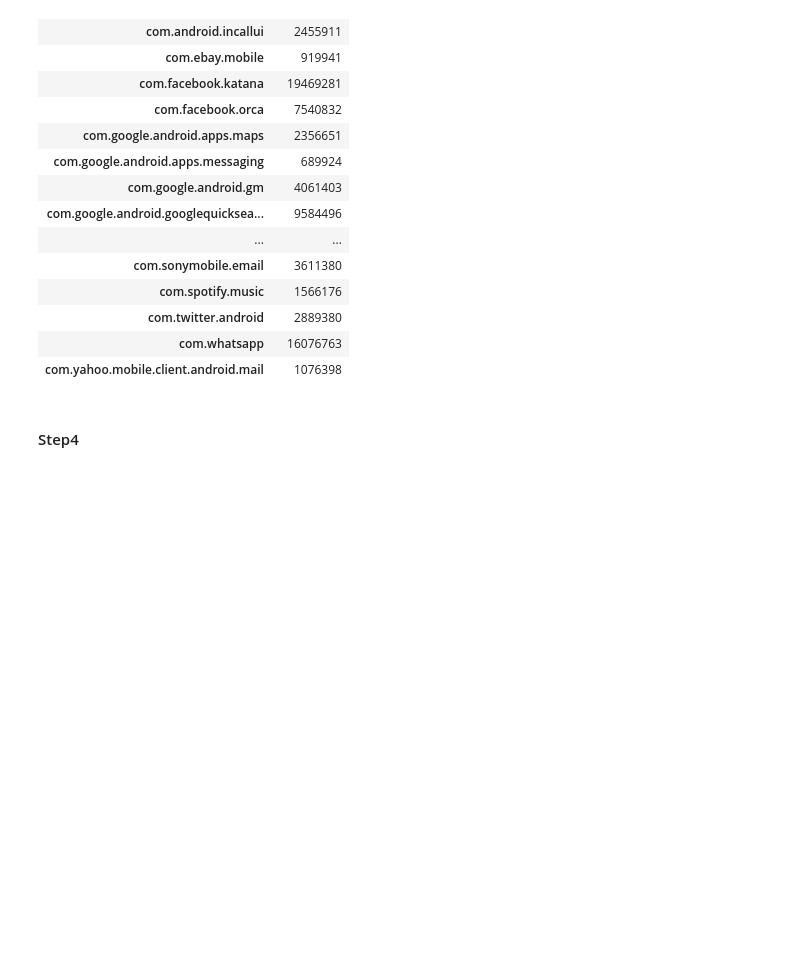
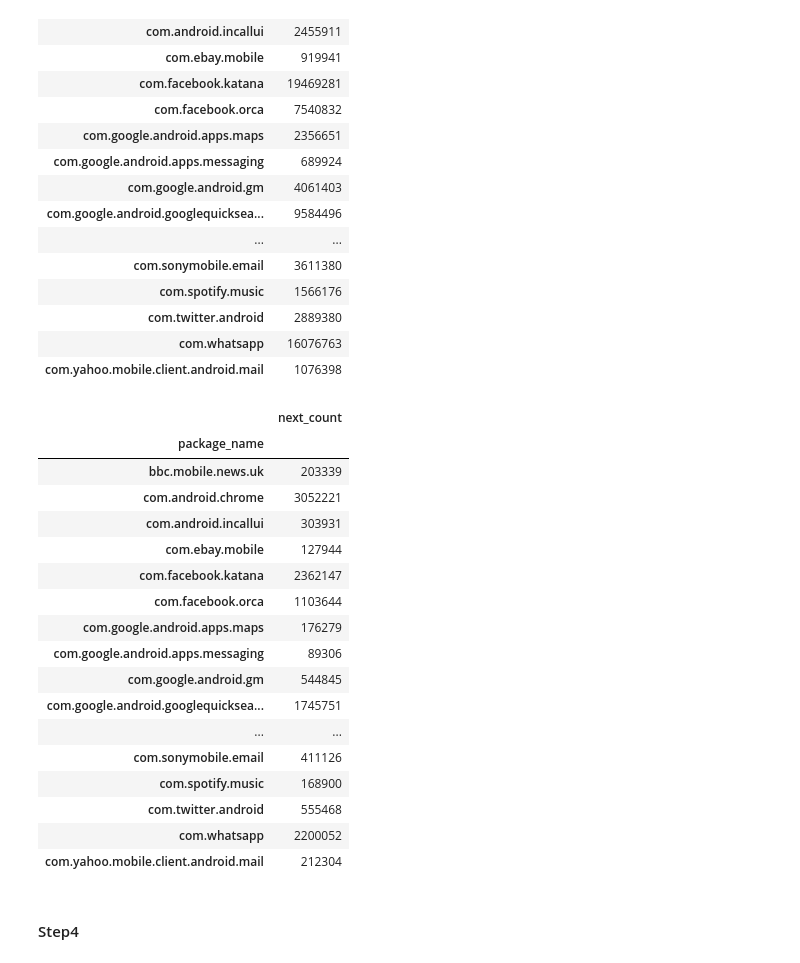
Before and after one commit to ClaraAndersen/motifs_and_competition_in_app_usage, a Jupyter notebook: removing_apps_based_on_coverage1.ipynb, the cells around one changed output. Saved outputs shown, nothing was run; the diff lists cells and outputs as text; code cells hidden in the pictures; blank space fills up the shorter version.

```diff
--- a/removing_apps_based_on_coverage1.ipynb
+++ b/removing_apps_based_on_coverage1.ipynb
@@ -411,3 +369,4 @@ df_frequent_patterns_count
 #### Counting step2
 # %%
 data['next_app'] = data.groupby(['user_id','session']).package_name.shift(-1)
+data_merge['next_app'] = data_merge.groupby(['user_id','session']).package_name.shift(-1)
@@ -419,8 +374,13 @@ data[data.package_name ==data.next_app]#.package_name =='com.android.chrome'
 df_next_apps_count=data[data.package_name.apply(lambda l : l in frequent_patterns)].groupby(['package_name','next_app'])\
                             .agg({'session':'size'})\
                             .rename(columns = {'session':'next_count'})
+
+df_next_apps_count_merge=data_merge[data_merge.package_name.apply(lambda l : l in frequent_patterns)].groupby(['package_name','next_app'])\
+                            .agg({'session':'size'})\
+                            .rename(columns = {'session':'next_count'})
 # %%
 df_next_apps_sum = df_next_apps_count.reset_index().groupby('package_name').agg({'next_count':'sum'}).rename(columns = {'session':'sum of next app'})
+df_next_apps_sum_merge = df_next_apps_count_merge.reset_index().groupby('package_name').agg({'next_count':'sum'}).rename(columns = {'session':'sum of next app'})
 # %%
 df_next_apps_sum
 # %% [output]
@@ -442,6 +402,27 @@ df_next_apps_sum
 | com.twitter.android | 2889380 |
 | com.whatsapp | 16076763 |
 | com.yahoo.mobile.client.android.mail | 1076398 |
+# %%
+df_next_apps_sum_merge
+# %% [output]
+|  | next_count |
+| package_name |  |
+| bbc.mobile.news.uk | 203339 |
+| com.android.chrome | 3052221 |
+| com.android.incallui | 303931 |
+| com.ebay.mobile | 127944 |
+| com.facebook.katana | 2362147 |
+| com.facebook.orca | 1103644 |
+| com.google.android.apps.maps | 176279 |
+| com.google.android.apps.messaging | 89306 |
+| com.google.android.gm | 544845 |
+| com.google.android.googlequicksea... | 1745751 |
+| ... | ... |
+| com.sonymobile.email | 411126 |
+| com.spotify.music | 168900 |
+| com.twitter.android | 555468 |
+| com.whatsapp | 2200052 |
+| com.yahoo.mobile.client.android.mail | 212304 |
 # %% [markdown]
 #### Step4
 # %%
```
Also changed, not shown: parts of 41 cells of this notebook.
